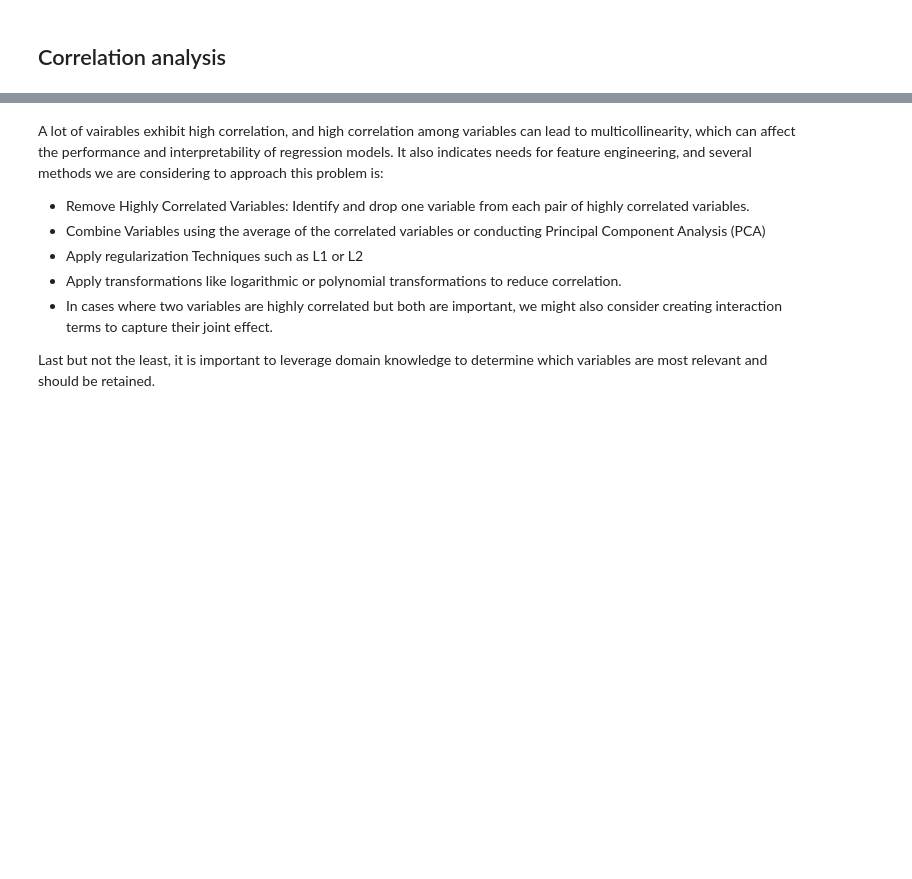
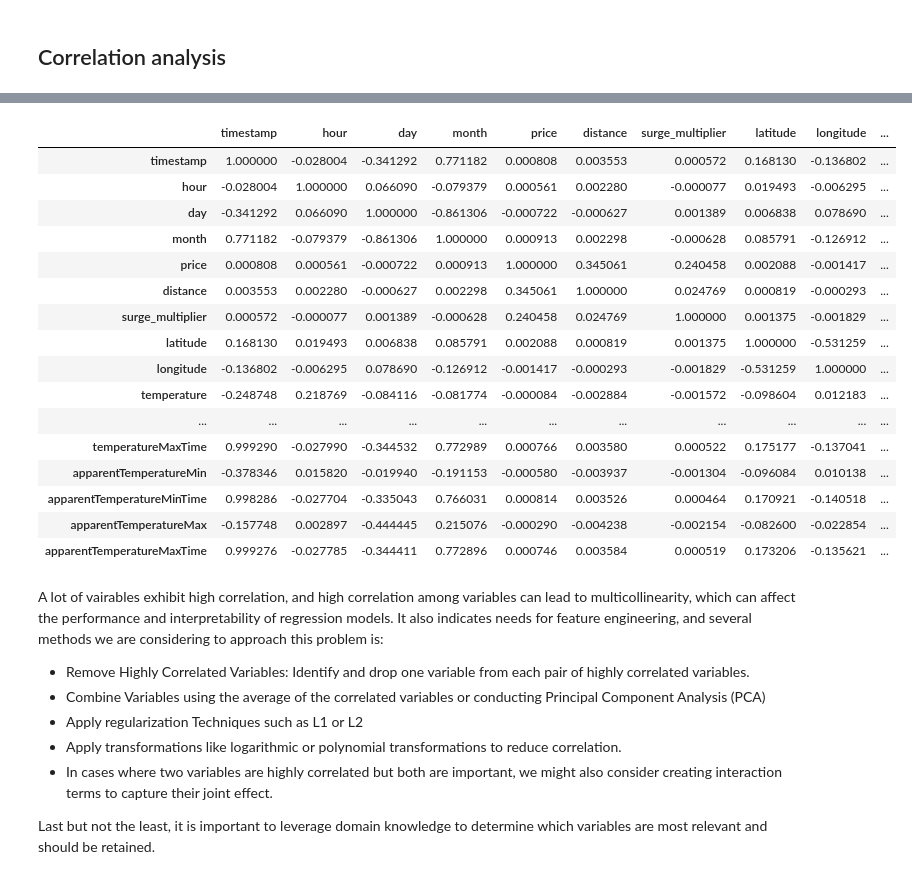
Before and after one commit to carrieyxia/ADAN8888.01_Fall_24_Applied_Analytics_Project, a Jupyter notebook: week3/week3_notebook.ipynb, the cells around one changed output, grey strips where cells are left out. Cells and saved outputs as stored; diff of their text form; code cells hidden in the pictures; blank space fills up the shorter version.

Commit message:
Added some correlation notes

```diff
--- a/week3/week3_notebook.ipynb
+++ b/week3/week3_notebook.ipynb
@@ -305 +300,7 @@ ValueError: could not convert string to float: 'cad11548-3a9e-46af-9bcc-5c302f4c
+# %%
+# Remove 'id' and 'datetime' from the list of column names
+num_col = [col for col in num_col if col not in ['id', 'datetime']]
+
+num_df = df[num_col]
+correlation_matrix = num_df.corr()
 # %%
@@ -310,3 +317,23 @@ plt.show()
+# %%
+num_df.corr().T.style.background_gradient()
+# %% [output]
+|  | timestamp | hour | day | month | price | distance | surge_multiplier | latitude | longitude | ... |
+| timestamp | 1.000000 | -0.028004 | -0.341292 | 0.771182 | 0.000808 | 0.003553 | 0.000572 | 0.168130 | -0.136802 | ... |
+| hour | -0.028004 | 1.000000 | 0.066090 | -0.079379 | 0.000561 | 0.002280 | -0.000077 | 0.019493 | -0.006295 | ... |
+| day | -0.341292 | 0.066090 | 1.000000 | -0.861306 | -0.000722 | -0.000627 | 0.001389 | 0.006838 | 0.078690 | ... |
+| month | 0.771182 | -0.079379 | -0.861306 | 1.000000 | 0.000913 | 0.002298 | -0.000628 | 0.085791 | -0.126912 | ... |
+| price | 0.000808 | 0.000561 | -0.000722 | 0.000913 | 1.000000 | 0.345061 | 0.240458 | 0.002088 | -0.001417 | ... |
+| distance | 0.003553 | 0.002280 | -0.000627 | 0.002298 | 0.345061 | 1.000000 | 0.024769 | 0.000819 | -0.000293 | ... |
+| surge_multiplier | 0.000572 | -0.000077 | 0.001389 | -0.000628 | 0.240458 | 0.024769 | 1.000000 | 0.001375 | -0.001829 | ... |
+| latitude | 0.168130 | 0.019493 | 0.006838 | 0.085791 | 0.002088 | 0.000819 | 0.001375 | 1.000000 | -0.531259 | ... |
+| longitude | -0.136802 | -0.006295 | 0.078690 | -0.126912 | -0.001417 | -0.000293 | -0.001829 | -0.531259 | 1.000000 | ... |
+| temperature | -0.248748 | 0.218769 | -0.084116 | -0.081774 | -0.000084 | -0.002884 | -0.001572 | -0.098604 | 0.012183 | ... |
+| ... | ... | ... | ... | ... | ... | ... | ... | ... | ... | ... |
+| temperatureMaxTime | 0.999290 | -0.027990 | -0.344532 | 0.772989 | 0.000766 | 0.003580 | 0.000522 | 0.175177 | -0.137041 | ... |
+| apparentTemperatureMin | -0.378346 | 0.015820 | -0.019940 | -0.191153 | -0.000580 | -0.003937 | -0.001304 | -0.096084 | 0.010138 | ... |
+| apparentTemperatureMinTime | 0.998286 | -0.027704 | -0.335043 | 0.766031 | 0.000814 | 0.003526 | 0.000464 | 0.170921 | -0.140518 | ... |
+| apparentTemperatureMax | -0.157748 | 0.002897 | -0.444445 | 0.215076 | -0.000290 | -0.004238 | -0.002154 | -0.082600 | -0.022854 | ... |
+| apparentTemperatureMaxTime | 0.999276 | -0.027785 | -0.344411 | 0.772896 | 0.000746 | 0.003584 | 0.000519 | 0.173206 | -0.135621 | ... |
 # %% [markdown]
 A lot of vairables exhibit high correlation, and high correlation among variables can lead to multicollinearity, which can affect the performance and interpretability of regression models. It also indicates needs for feature engineering, and several methods we are considering to approach this problem is:
 - Remove Highly Correlated Variables: Identify and drop one variable from each pair of highly correlated variables.
```
Also changed, not shown: parts of 3 cells of this notebook.
